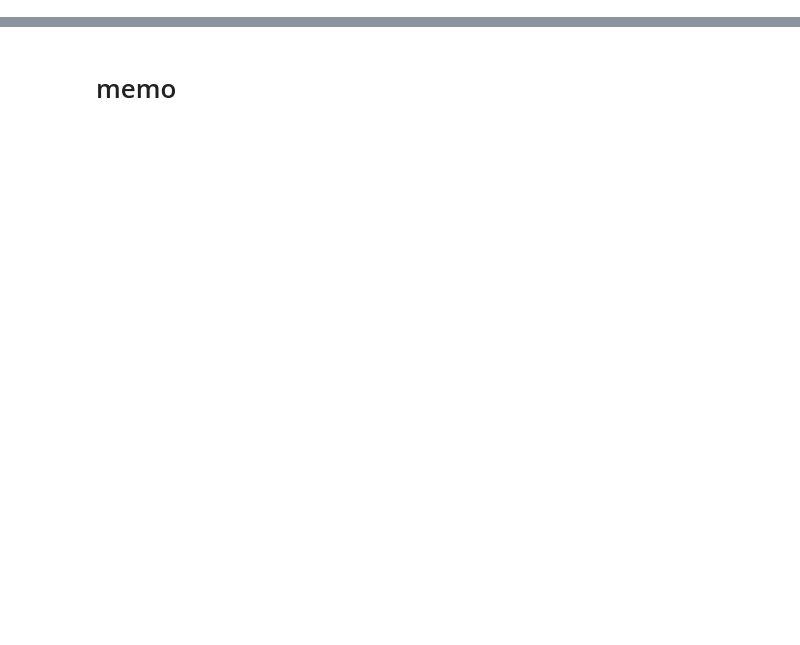
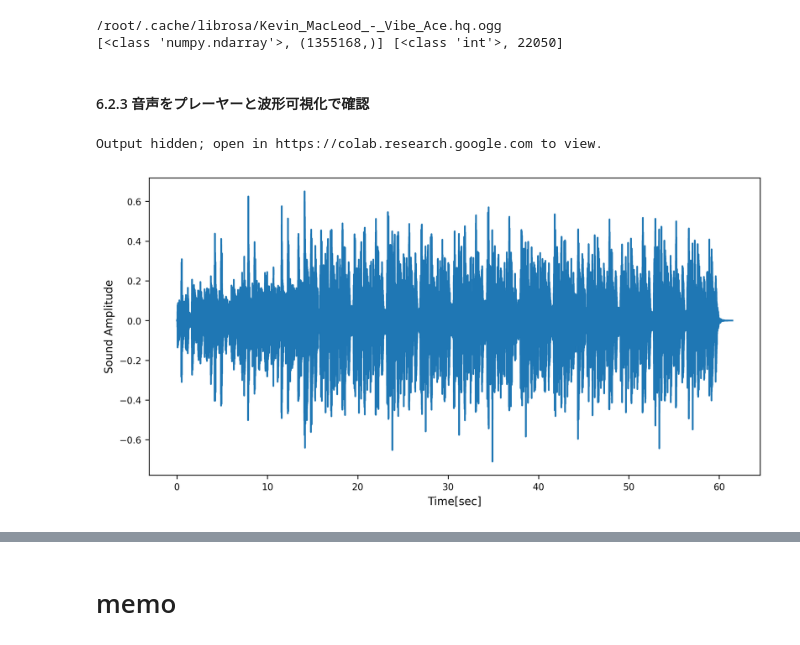
Before and after one commit to MDASH-shinshu/MDASH-T-DE, a Jupyter notebook: 2/2_data_expression_colab.ipynb, the cells around one changed output, grey strips where cells are left out. Saved outputs shown, nothing was run; the diff lists cells and outputs as text; code cells hidden in the pictures; blank space fills up the shorter version.

```diff
--- a/2/2_data_expression_colab.ipynb
+++ b/2/2_data_expression_colab.ipynb
@@ -868,0 +912,15 @@ True
+# %%
+# pyplot: matplotlibパッケージ内のモジュール．欲しいプロットを作るために暗黙的かつ自動的に図形や軸を作成するインターフェース
+# 以下で，pyplotのデフォルト値を設定しておく
+plt.rcParams.update({
+  'font.size' : 10
+  ,'font.family' : 'Meiryo' if os.name == 'nt' else 'DejaVu Sans'  # Google colab.では日本語フォントがインストールされていない
+  ,'figure.figsize' : [10.0, 5.0]
+  ,'figure.dpi' : 300
+  ,'savefig.dpi' : 300
+  ,'figure.titlesize' : 'large'
+  ,'legend.fontsize' : 'small'
+  ,'axes.labelsize' : 'medium'
+  ,'xtick.labelsize' : 'small'
+  ,'ytick.labelsize' : 'small'
+  })
@@ -870,0 +960,35 @@ True
+# %%
+# 上記でダウンロードした音声ファイルを設定
+#audio_path = 'tam-x05.mp3'; print(audio_path)
+
+# あるいは，librosaに標準で入っているサンプル音声ファイルを読込み  (https://librosa.org/librosa/master/generated/librosa.core.load.html)
+# サンプル音声素材 Kevin_MacLeod_-_Vibe_Ace.hq.ogg ポップアップ 速めのテンポ
+audio_path = librosa.util.example_audio_file(); print(audio_path)
+
+# ターゲットとするサンプリング周波数で読み込む
+y, sr = librosa.load(audio_path)  # サンプリング周波数　22.05kHzで読み込む (default)
+# y, sr = librosa.load(audio_path, sr=None)  # オリジナルのサンプリング周波数で読み込む
+# y, sr = librosa.load(audio_path, sr=4096)  # 4kHzで re-samplingして読み込む
+
+# 読み込み結果の表示
+print([type(y), y.shape], [type(sr), sr]) # sr はSampling Rate（サンプリング周波数）の略
+# %% [output]
+/root/.cache/librosa/Kevin_MacLeod_-_Vibe_Ace.hq.ogg
+[<class 'numpy.ndarray'>, (1355168,)] [<class 'int'>, 22050]
+# %% [markdown]
+#### 6.2.3 音声をプレーヤーと波形可視化で確認
+# %%
+# IPython経由でブラウザの音声プレーヤを呼び出して読み込んだデータ列 y を サンプリングレート sr で再生する
+# IPython.display.display()　ドキュメント https://ipython.readthedocs.io/en/stable/api/generated/IPython.display.html#IPython.display.display
+display(IPython.display.Audio(y, rate=sr))
+# %% [output]
+Output hidden; open in https://colab.research.google.com to view.
+# %%
+time = np.arange(0,len(y)) / sr # 時間 = yのデータ数 / サンプリング周波数sr
+plt.plot(time, y) # xにtime、yにyとしてプロット
+plt.xlabel("Time[sec]") # x軸とy軸にラベルを設定（x軸は時間、y軸は振幅）
+plt.ylabel("Sound Amplitude")
+
+plt.show() # mathplot経由でx-yグラフを表示
+# %% [output]
+[figure, added]
```
Also changed, not shown: parts of 15 cells of this notebook.
